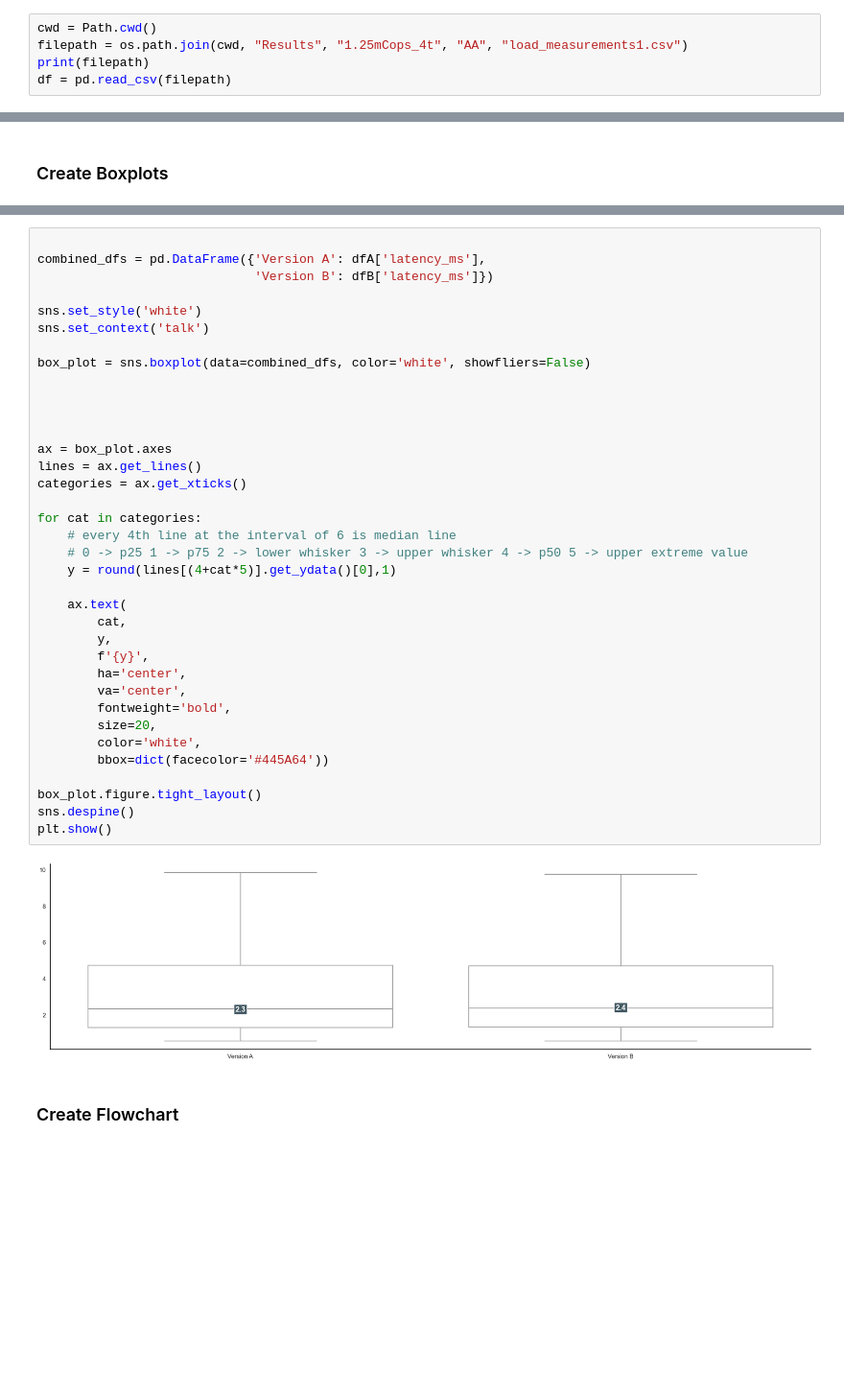
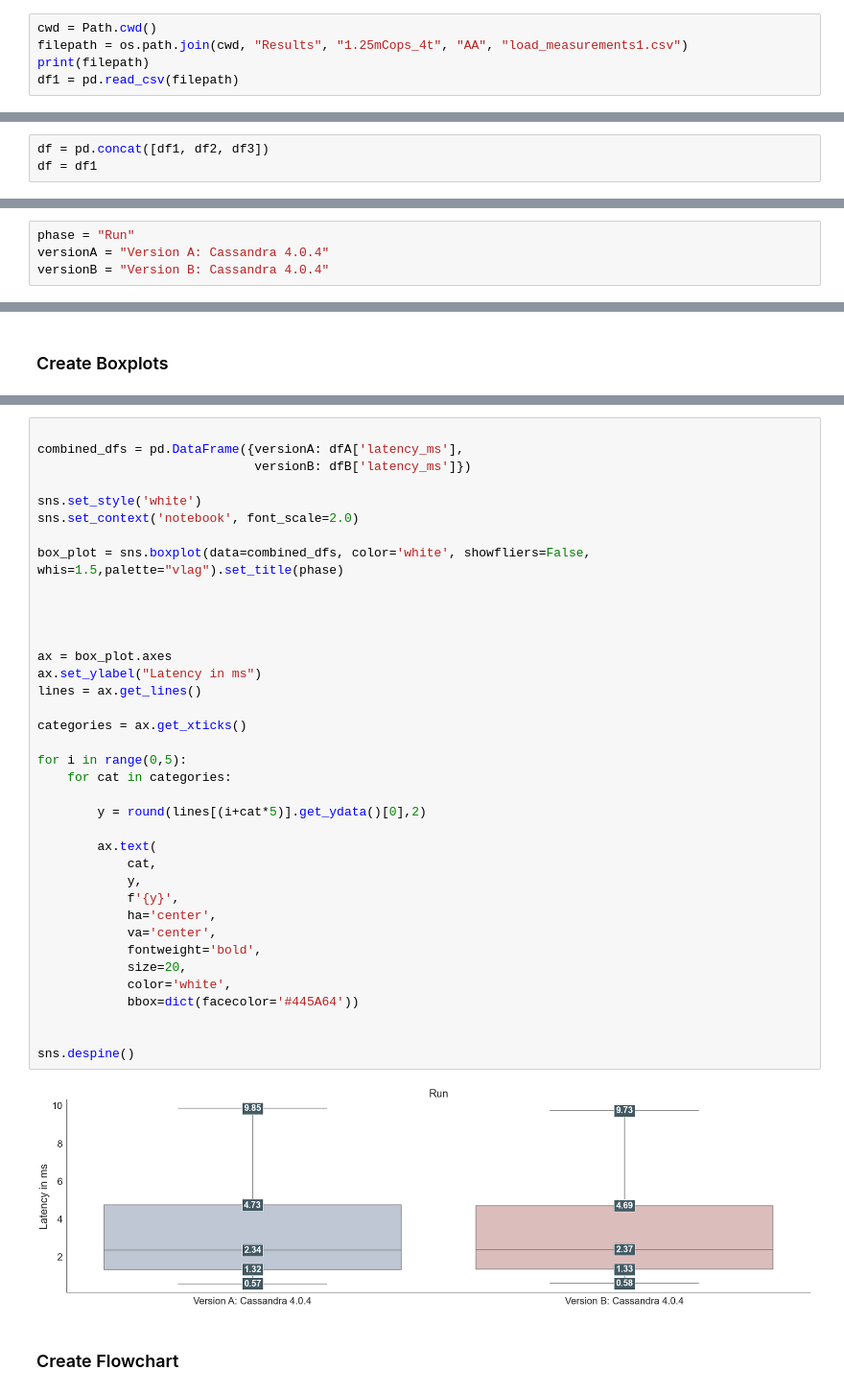
Before and after one commit to FelixMedicusf/DuetBenchmarking, a Jupyter notebook: Results/Result Evaluation.ipynb, the cells around one changed output, grey strips where cells are left out. Shown at 96% size. Cells and saved outputs as stored; diff of their text form; blank space fills up the shorter version.

```diff
--- a/Results/Result Evaluation.ipynb
+++ b/Results/Result Evaluation.ipynb
@@ -15,6 +27,9 @@ from pathlib import Path
 cwd = Path.cwd()
 filepath = os.path.join(cwd, "Results", "1.25mCops_4t", "AA", "load_measurements1.csv")
 print(filepath)
-df = pd.read_csv(filepath)
+df1 = pd.read_csv(filepath)
 # %% [output]
 C:\Users\Felix Medicus\Desktop\Thesis_MCC\DuetBenchmarking\Results\Results\1.25mCops_4t\AA\load_measurements1.csv
+# %%
+df = pd.concat([df1, df2, df3])
+df = df1
@@ -21,3 +38,7 @@ C:\Users\Felix Medicus\Desktop\Thesis_MCC\DuetBenchmarking\Results\Results\1.25m
+# %%
+phase = "Run"
+versionA = "Version A: Cassandra 4.0.4"
+versionB = "Version B: Cassandra 4.0.4"
 # %% [markdown]
 ### Insert latencies in ms into the measurement table
 # %%
@@ -184,41 +208,42 @@ sns.set_theme(style="darkgrid")
 # %%
 
-combined_dfs = pd.DataFrame({'Version A': dfA['latency_ms'],
-                             'Version B': dfB['latency_ms']})
+combined_dfs = pd.DataFrame({versionA: dfA['latency_ms'],
+                             versionB: dfB['latency_ms']})
 
 sns.set_style('white')
-sns.set_context('talk')
+sns.set_context('notebook', font_scale=2.0)
 
-box_plot = sns.boxplot(data=combined_dfs, color='white', showfliers=False)
+box_plot = sns.boxplot(data=combined_dfs, color='white', showfliers=False, whis=1.5,palette="vlag").set_title(phase)
 
 
 
 
 ax = box_plot.axes
+ax.set_ylabel("Latency in ms")
 lines = ax.get_lines()
+
 categories = ax.get_xticks()
 
-for cat in categories:
-    # every 4th line at the interval of 6 is median line
-    # 0 -> p25 1 -> p75 2 -> lower whisker 3 -> upper whisker 4 -> p50 5 -> upper extreme value
-    y = round(lines[(4+cat*5)].get_ydata()[0],1)
+for i in range(0,5):
+    for cat in categories:
 
-    ax.text(
-        cat,
-        y,
-        f'{y}',
-        ha='center',
-        va='center',
-        fontweight='bold',
-        size=20,
-        color='white',
-        bbox=dict(facecolor='#445A64'))
+        y = round(lines[(i+cat*5)].get_ydata()[0],2)
 
-box_plot.figure.tight_layout()
+        ax.text(
+            cat,
+            y,
+            f'{y}',
+            ha='center',
+            va='center',
+            fontweight='bold',
+            size=20,
+            color='white',
+            bbox=dict(facecolor='#445A64'))
+
+
 sns.despine()
-plt.show()
 # %% [output]
-[figure, old version]
+[figure, new version]
 # %% [markdown]
 ### Create Flowchart
 # %%
```
Also changed, not shown: parts of 12 cells of this notebook, 2 other files.
